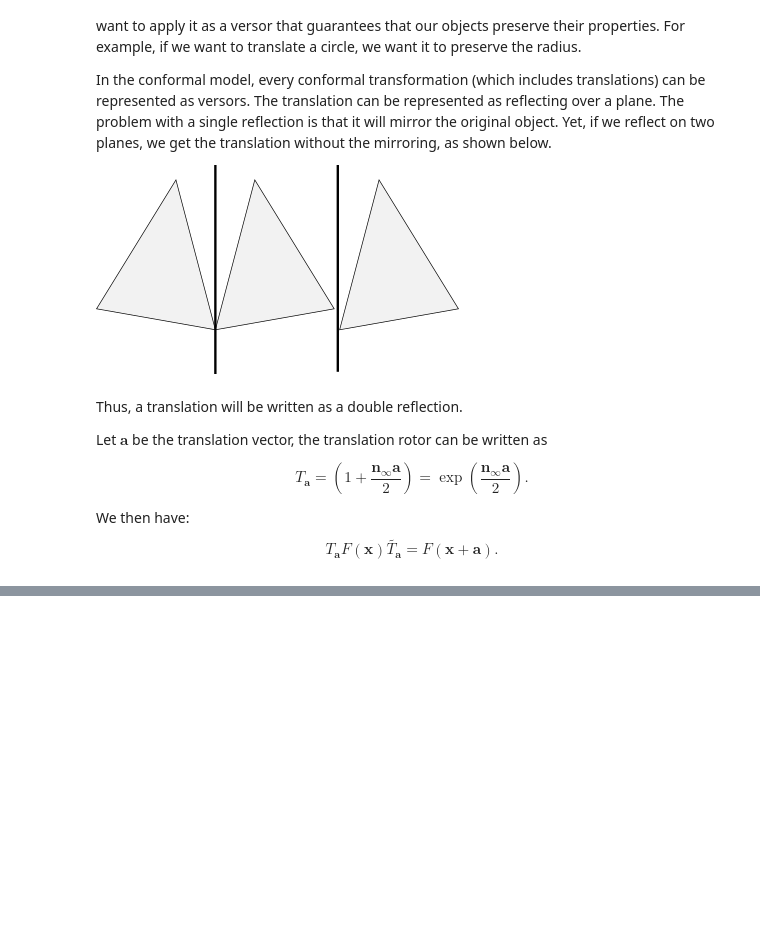
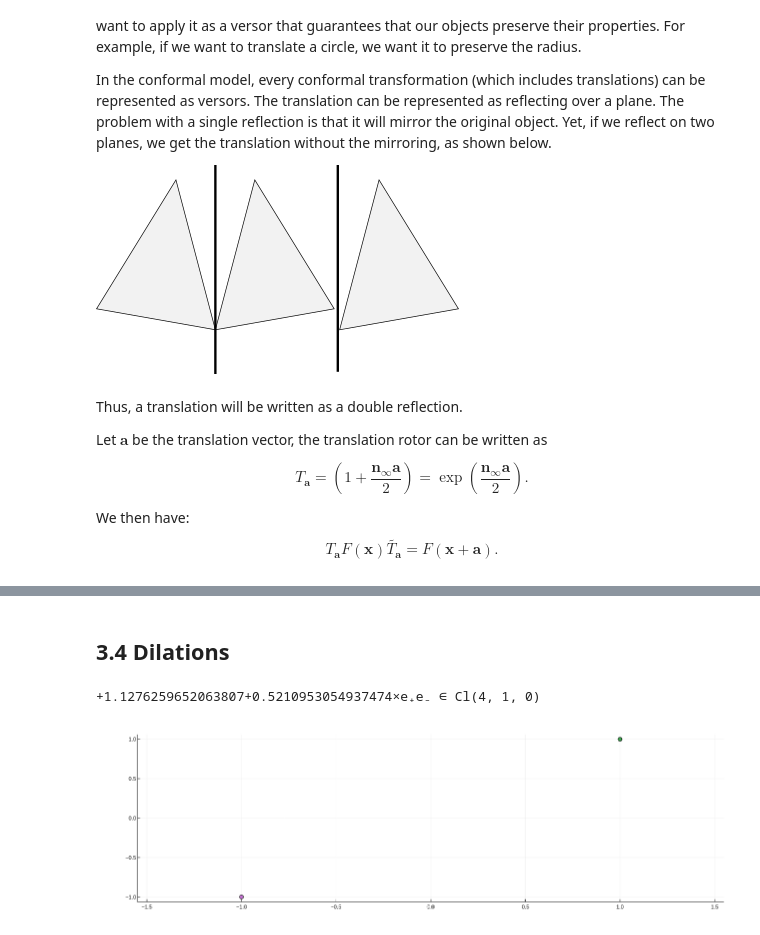
Before and after one commit to davibarreira/Julia_Tutorials, a Jupyter notebook: GeometricAlgebra/4 - Conformal Geometric Algebra.ipynb, the cells around one changed output, grey strips where cells are left out. Drawn from its saved outputs; the diff is of its cells as text; code cells hidden in the pictures; blank space fills up the shorter version.

```diff
--- a/GeometricAlgebra/4 - Conformal Geometric Algebra.ipynb
+++ b/GeometricAlgebra/4 - Conformal Geometric Algebra.ipynb
@@ -268,0 +312,23 @@ p1 = quiver([x.e1],[x.e2],quiver=([a.e1],[a.e2]))
+# %% [markdown]
+## 3.4 Dilations
+# %%
+dx
+exp(α)*F(exp(-α)*x)
+
+exp(cl.e₊*cl.e₋/2)
+# %% [output]
++1.1276259652063807+0.5210953054937474×e₊e₋ ∈ Cl(4, 1, 0)
+# %%
+D(α) = exp(α*cl.e₊*cl.e₋/2)
+x = cl.e1 + cl.e2
+y = -cl.e1 - cl.e2
+α = 2
+dx = D(α)*F(x)*reverse(D(α))
+dy = D(α)*F(y)*reverse(D(α))
+
+p1 = scatter([x.e1],[x.e2])
+p1 = scatter!([y.e1],[y.e2],legend=false, aspect_ratio=1)
+p1 = scatter!([dx.e1],[dx.e2])
+p1 = scatter!([dy.e1],[dy.e2])
+# %% [output]
+[figure, added]
```
Also changed, not shown: parts of 7 cells of this notebook, 1 other file.
